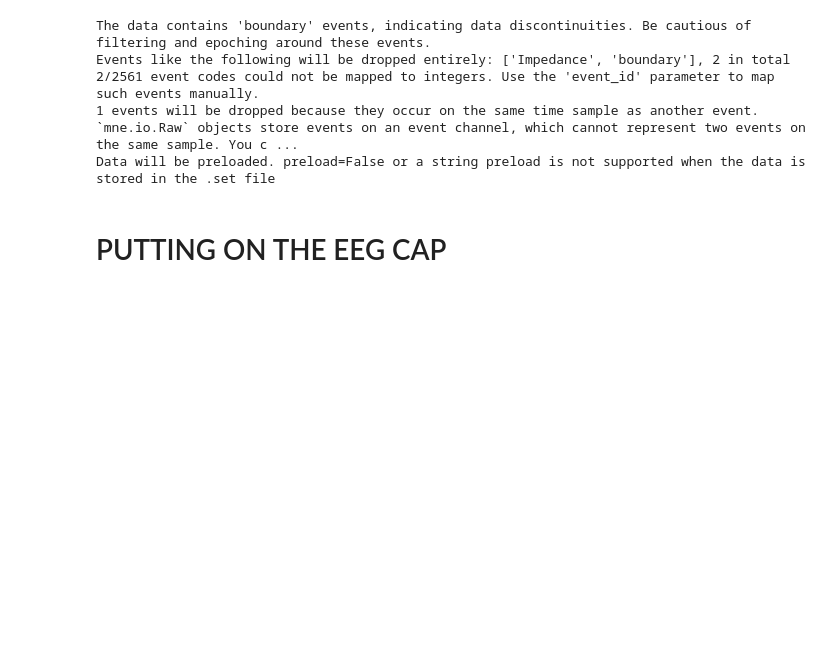
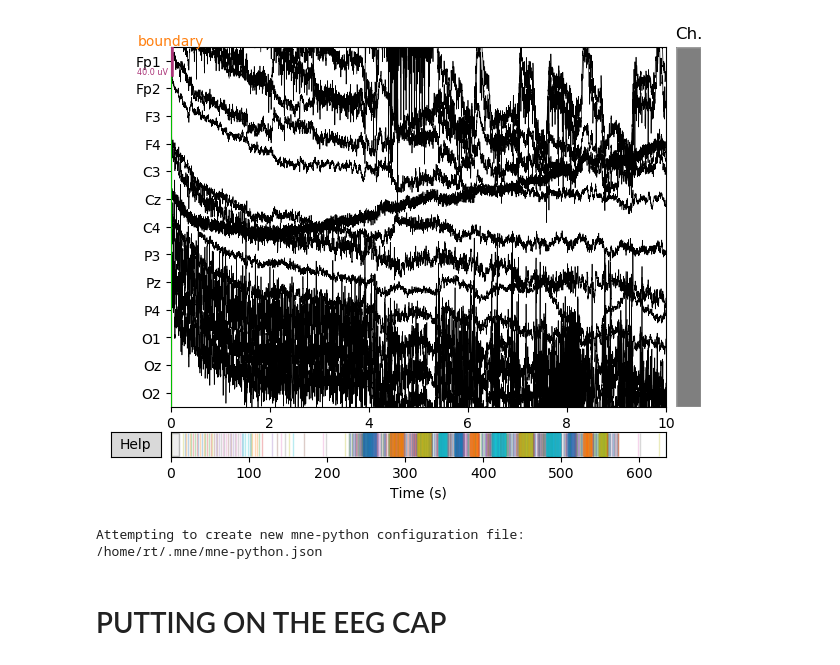
Before and after one commit to jnvandermeer/nf-rtime, a Jupyter notebook: Projects_Templates/8_Replay_BWII/Replay_BW_II_v2.ipynb, the cells around one changed output. Cells and saved outputs as stored; diff of their text form; code cells hidden in the pictures; blank space fills up the shorter version.

```diff
--- a/Projects_Templates/8_Replay_BWII/Replay_BW_II_v2.ipynb
+++ b/Projects_Templates/8_Replay_BWII/Replay_BW_II_v2.ipynb
@@ -84,10 +112,16 @@ dir(RawSignalViewer)
+# %%
+raw_fromfile.plot()
+# %% [output]
+[figure, added]
+Attempting to create new mne-python configuration file:
+/home/rt/.mne/mne-python.json
 # %%
 # so grab some data for replay:
 
 # fn=easygui.fileopenbox(default='/home/johan/nf/')
 # print(fn)
 
-fn='/home/johan/nf/example-data.set'
+fn='/home/rt/nf/example-data.set'
 raw_fromfile = mne.io.read_raw_eeglab(fn)
 montage=mne.channels.read_montage('standard_1005', ch_names=raw_fromfile.ch_names)  # always use MNE definitions
 raw_fromfile.set_montage(montage)
@@ -99,12 +133,6 @@ nbchan = raw_fromfile.info['nchan']-1
 
 updateTime = 0.1  # run some kind of calculation every X seconds
 buffSize = 1.0  # run calculation on last X seconds of data
-# %% [output]
-The data contains 'boundary' events, indicating data discontinuities. Be cautious of filtering and epoching around these events.
-Events like the following will be dropped entirely: ['Impedance', 'boundary'], 2 in total
-2/2561 event codes could not be mapped to integers. Use the 'event_id' parameter to map such events manually.
-1 events will be dropped because they occur on the same time sample as another event. `mne.io.Raw` objects store events on an event channel, which cannot represent two events on the same sample. You c ...
-Data will be preloaded. preload=False or a string preload is not supported when the data is stored in the .set file
 # %%
 %matplotlib qt
 # %%
```
Also changed, not shown: parts of 12 cells of this notebook, 1 other file.
